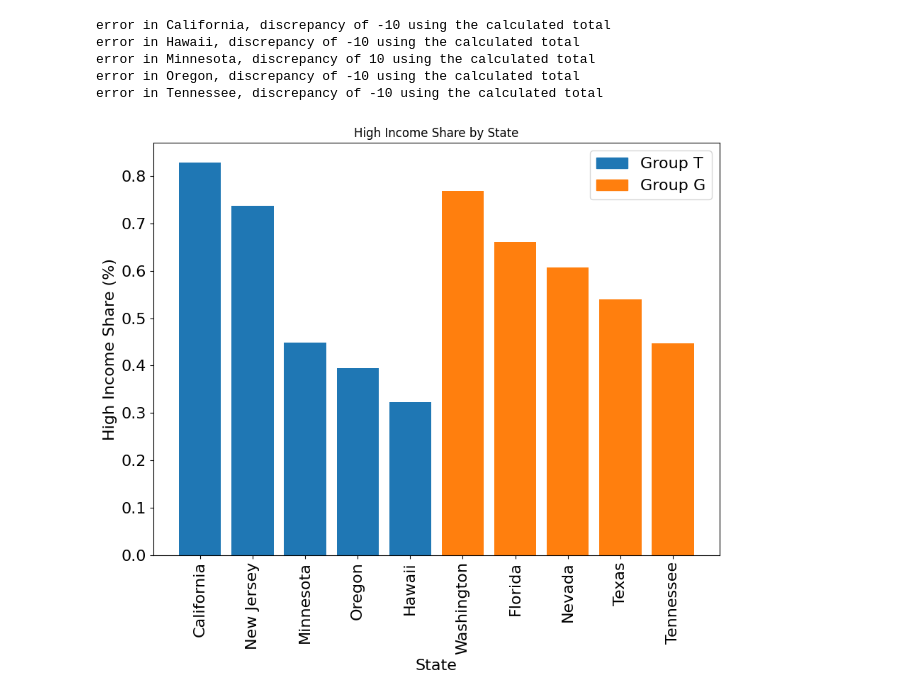
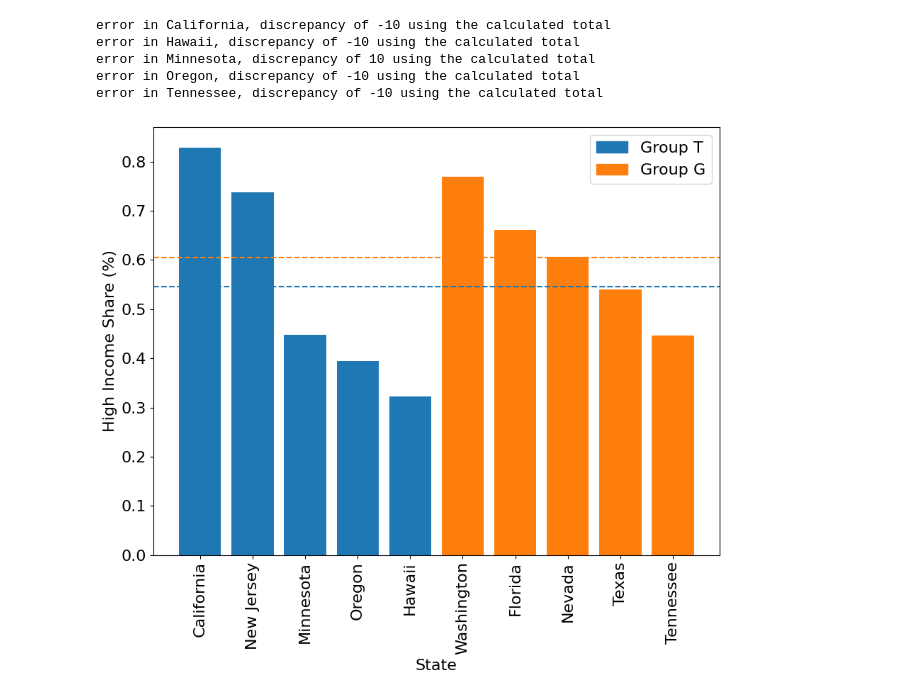
Before and after one commit to johanoelgaard/ECON230B, a Jupyter notebook: Assignment 2/assingment_II.ipynb, the cells around one changed output. Drawn from its saved outputs; the diff is of its cells as text; code cells hidden in the pictures.

```diff
--- a/Assignment 2/assingment_II.ipynb
+++ b/Assignment 2/assingment_II.ipynb
@@ -45,20 +45,26 @@ error in Tennessee, discrepancy of -10 using the calculated total
 # concatenate the dataframes
 df = pd.concat(list_df)
 # %%
-plt.figure(figsize=(9,8))
+# prepare the data for plotting
 df.sort_values(['Group T','High Income Share'], ascending=[False,False], inplace=True)
 colors = df['Group T'].map({True: 'tab:blue', False: 'tab:orange'})
+group_t_avg = df[df['Group T']]['High Income Share (%)'].mean()
+group_g_avg = df[~df['Group T']]['High Income Share (%)'].mean()
+
+# plot the data
+plt.figure(figsize=(9,8))
 plt.bar(df['State'], df['High Income Share (%)'], color=colors)
+plt.axhline(y=group_t_avg, color='tab:blue', linestyle='--', label=f'Group T Avg: {group_t_avg:.2f}%')
+plt.axhline(y=group_g_avg, color='tab:orange', linestyle='--', label=f'Group G Avg: {group_g_avg:.2f}%')
 plt.ylabel('High Income Share (%)', fontsize=16)
 plt.xlabel('State', fontsize=16)
-plt.title('High Income Share by State')
 plt.yticks(fontsize=16)
 plt.xticks(fontsize=16, rotation=90)
 group_t_patch = mpatches.Patch(color='tab:blue', label='Group T')
 group_g_patch = mpatches.Patch(color='tab:orange', label='Group G')
 plt.legend(handles=[group_t_patch, group_g_patch], fontsize=16)
 plt.tight_layout()
 plt.savefig('high_income_share_by_state.png')
 plt.show()
 # %% [output]
-[figure, old version]
+[figure, new version]
```
Also changed, not shown: 1 other file.
